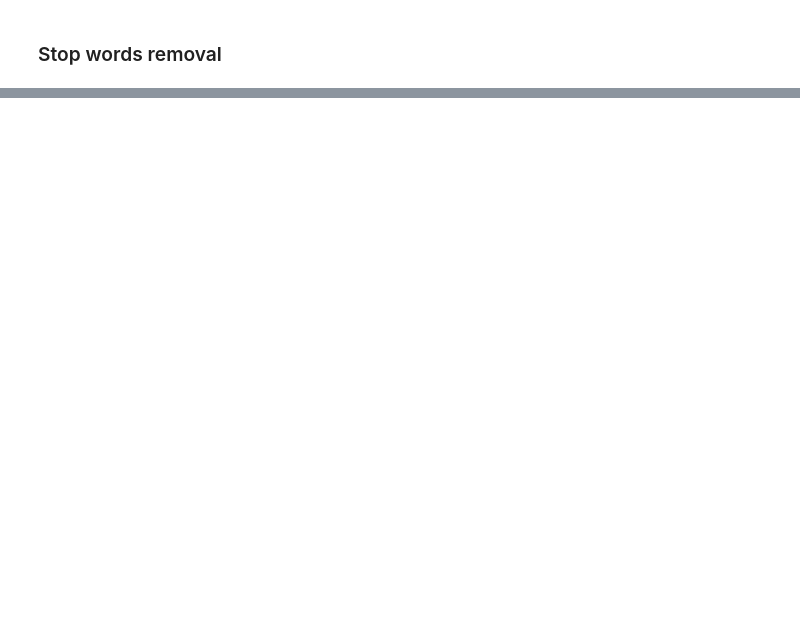
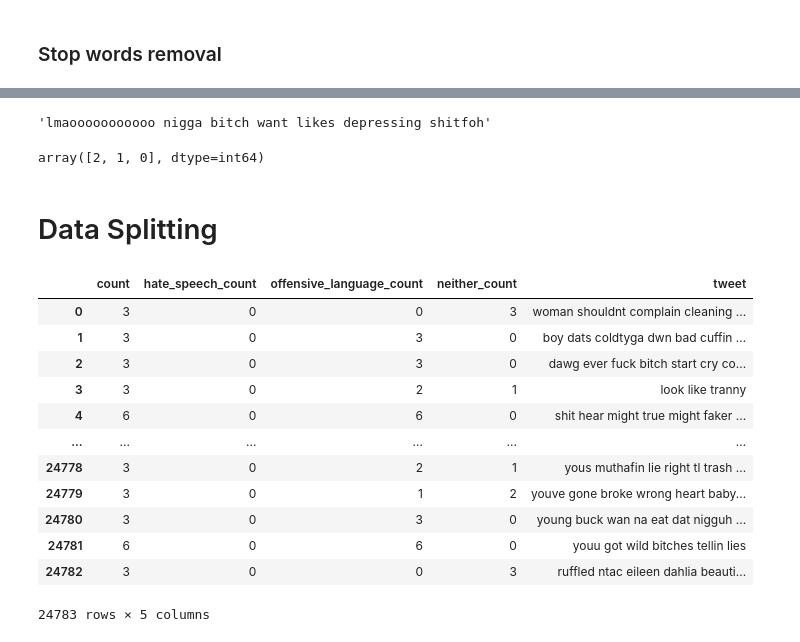
Before and after one commit to saurav-thakur/YouTube-Comments-Analytics-and-Summarizer, a Jupyter notebook: notebooks/01_exploring_data.ipynb, the cells around one changed output, grey strips where cells are left out. Saved outputs shown, nothing was run; the diff lists cells and outputs as text; code cells hidden in the pictures; blank space fills up the shorter version.

```diff
--- a/notebooks/01_exploring_data.ipynb
+++ b/notebooks/01_exploring_data.ipynb
@@ -75,0 +145,3 @@ Prior to training machine learning models or algorithms, we should apply standar
+# %%
+df["tweet"] = df["tweet"].apply(lambda x: helper.remove_html_links(x))
+df["tweet"]
@@ -155,3 +232,0 @@ helper.remove_urls(urls)
-# %%
-df["tweet"] = df["tweet"].apply(lambda x: helper.remove_urls(x))
-df["tweet"]
@@ -248,3 +332,34 @@ df["tweet"]
 24781             [youu, got, wild, bitches, tellin, lies]
 24782    [ruffled, ntac, eileen, dahlia, beautiful, col...
 Name: tweet, Length: 24783, dtype: object
+# %%
+" ".join(df["tweet"][100])
+# %% [output]
+'lmaooooooooooo nigga bitch want likes depressing shitfoh'
+# %%
+df["tweet"] = df["tweet"].apply(lambda x: " ".join(x))
+# %%
+df["class"].unique()
+# %% [output]
+array([2, 1, 0], dtype=int64)
+# %% [markdown]
+# Data Splitting
+# %%
+X = df.drop("class",axis=1)
+y = df["class"]
+# %%
+X
+# %% [output]
+|  | count | hate_speech_count | offensive_language_count | neither_count | tweet |
+| 0 | 3 | 0 | 0 | 3 | woman shouldnt complain cleaning ... |
+| 1 | 3 | 0 | 3 | 0 | boy dats coldtyga dwn bad cuffin ... |
+| 2 | 3 | 0 | 3 | 0 | dawg ever fuck bitch start cry co... |
+| 3 | 3 | 0 | 2 | 1 | look like tranny |
+| 4 | 6 | 0 | 6 | 0 | shit hear might true might faker ... |
+| ... | ... | ... | ... | ... | ... |
+| 24778 | 3 | 0 | 2 | 1 | yous muthafin lie right tl trash ... |
+| 24779 | 3 | 0 | 1 | 2 | youve gone broke wrong heart baby... |
+| 24780 | 3 | 0 | 3 | 0 | young buck wan na eat dat nigguh ... |
+| 24781 | 6 | 0 | 6 | 0 | youu got wild bitches tellin lies |
+| 24782 | 3 | 0 | 0 | 3 | ruffled ntac eileen dahlia beauti... |
+24783 rows × 5 columns
```
Also changed, not shown: parts of 39 cells of this notebook, 1 other file.
